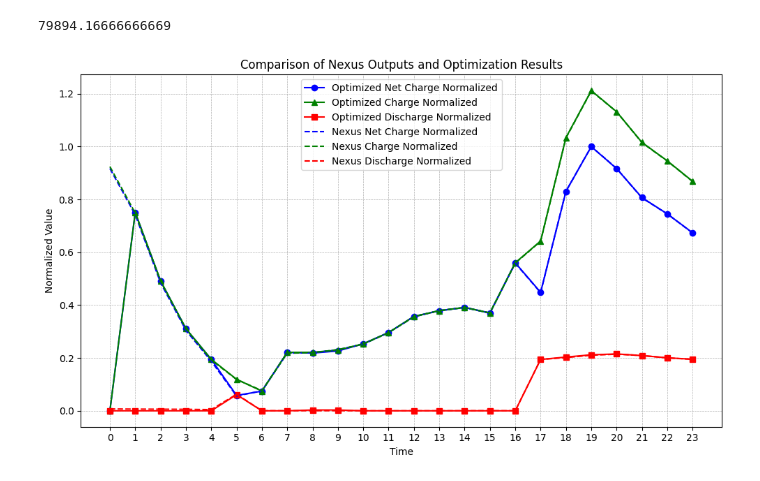
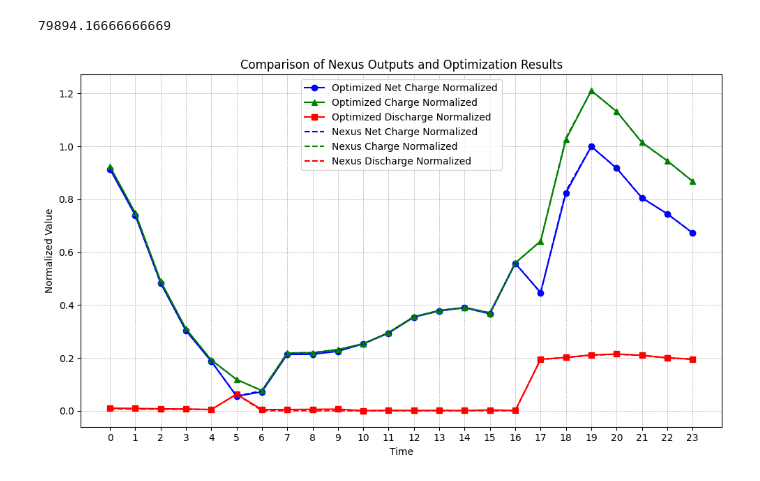
Before and after one commit to Huiwennnnn/MT, a Jupyter notebook: match_profile_split.ipynb, the cells around one changed output. Cells and saved outputs as stored; diff of their text form; code cells hidden in the pictures.

```diff
--- a/match_profile_split.ipynb
+++ b/match_profile_split.ipynb
@@ -23,7 +23,7 @@ date = 6
 scenario_year = 2050
 day_start = pd.to_datetime(f"{scenario_year}-05-{date}")
 day_end = pd.to_datetime(f"{scenario_year}-05-{date+1}")
-path = f"{grid}/split_v5_{scenario_year}_2trip"
+path = f"{grid}/split_v5_{scenario_year}_2tripvarypower"
 # %%
 # Data Preprocessing
 def create_dict(row):
@@ -551,7 +563,7 @@ def opt_charge_profile(charge,discharge,net_normalized,cluster,emob_max_p,normal
     return 0
 # %%
 # Normalize the mobility aggregated charge power, calculate min, max, sum of power if there were EVs charging in the cluster then optimize this cluster's charging behavior to fit the curve
-for i in [0]:#range(k):
+for i in range(k):
 
     cluster = clustered[clustered['cluster']==i]
     emob_agg_e = [sum(x) for x in zip(*cluster['charge_energy_list'])] # energy in kWh
@@ -636,35 +740,35 @@ concat_res.set_index('event_index', inplace=True)
 for column in concat_res.columns:
     if column != 'event_index':
         # Apply the condition and replace values
-        concat_res.loc[:, column] = concat_res[column].apply(lambda x: 0 if abs(x) < 0.1 else x)
+        concat_res.loc[:, column] = concat_res[column].apply(lambda x: 0 if abs(x) < 0.01 else x)
 
 concat_charge.to_csv(f'{path}/concat_charge_power_all.csv')
 concat_discharge.to_csv(f'{path}/concat_dicharge_power_all.csv')
 concat_res.to_csv(f'{path}/concat_net_power_all.csv')
 concat_sum = concat_res.sum().sum()
 concat_max = concat_res.sum().max()
 plt.figure(figsize=(10, 6))
 
 # Optimized results with solid lines and markers
 plt.plot(concat_res.sum()/concat_max, label='Optimized Net Charge Normalized', color='blue', linestyle='-', marker='o')
 plt.plot(concat_charge.sum()[1:]/concat_max, label='Optimized Charge Normalized', color='green', linestyle='-', marker='^')
 plt.plot(concat_discharge.sum()[1:]/concat_max, label='Optimized Discharge Normalized', color='red', linestyle='-', marker='s')
 
 # Nexus outputs with dashed lines
 plt.plot(net_normalized, label='Nexus Net Charge Normalized', color='blue', linestyle='--')
 plt.plot(charge['normalized_profile'], label='Nexus Charge Normalized', color='green', linestyle='--')
 plt.plot(discharge['normalized_profile'], label='Nexus Discharge Normalized', color='red', linestyle='--')
 
 plt.title('Comparison of Nexus Outputs and Optimization Results')
 plt.xlabel('Time')
 plt.ylabel('Normalized Value')
 plt.legend()
 plt.grid(True, which='both', linestyle='--', linewidth=0.5)
 plt.tight_layout()
 plt.savefig(f'{path}/optimized_norm_power_vs_nexus.png')
 plt.show()
 # %% [output]
-[figure, old version]
+[figure, new version]
 # %%
 res_p = concat_res.sum()
 plt.plot(res_p,label='optimized_power_profile')
```
Also changed, not shown: parts of 6 cells of this notebook.
